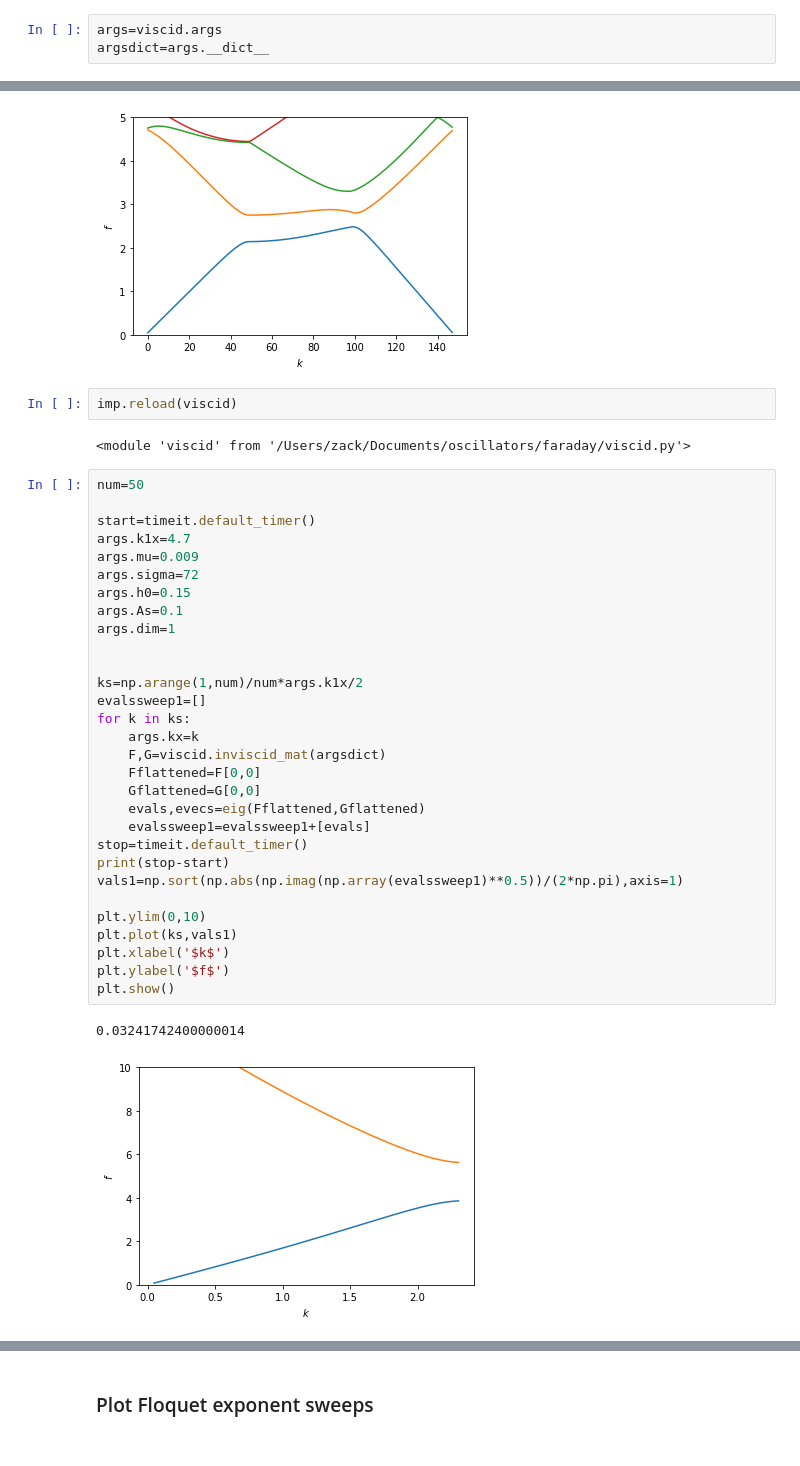
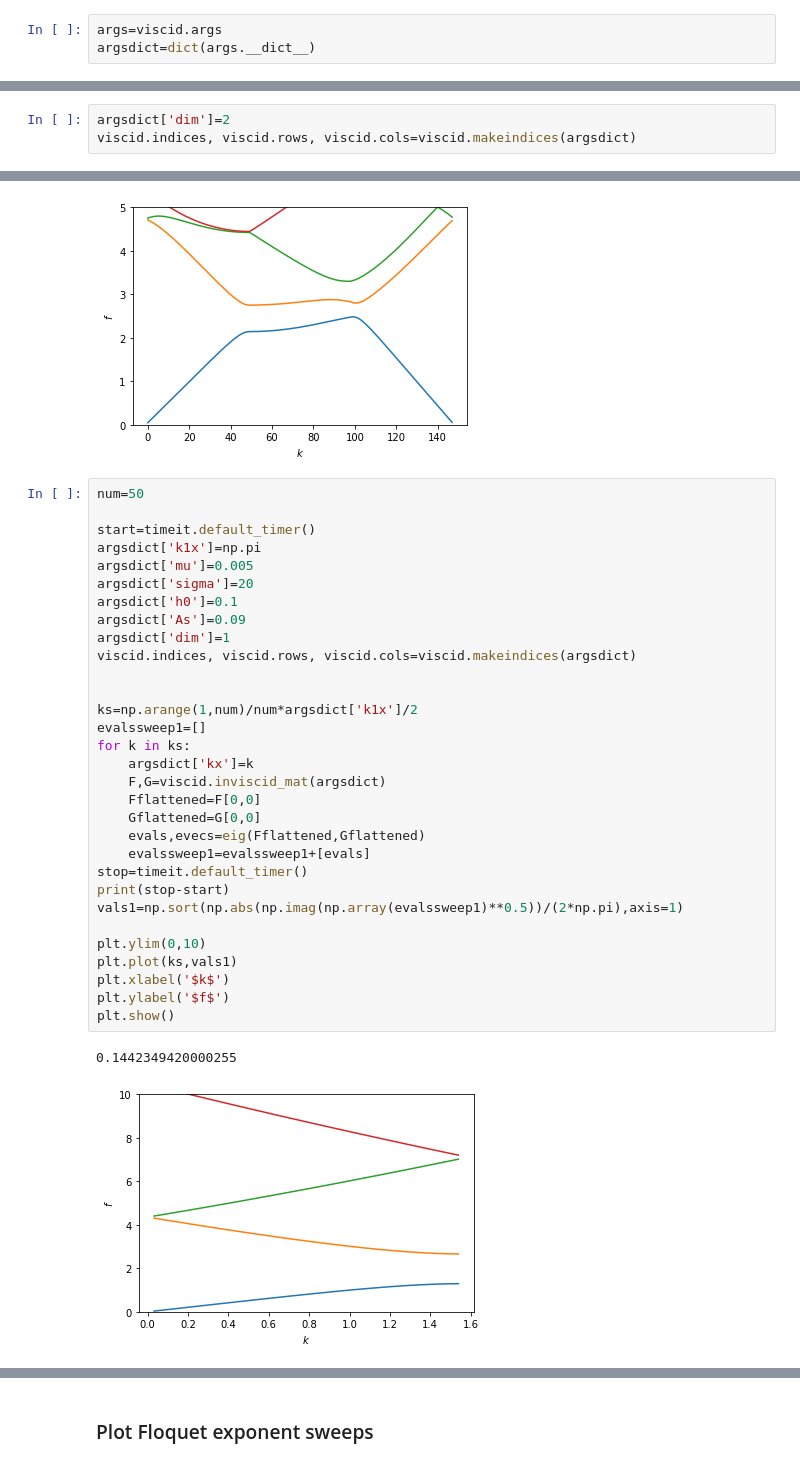
Before and after one commit to znicolaou/faraday, a Jupyter notebook: viscid_notebook.ipynb, the cells around one changed output, grey strips where cells are left out. Cells and saved outputs as stored; diff of their text form.

```diff
--- a/viscid_notebook.ipynb
+++ b/viscid_notebook.ipynb
@@ -15,8 +10,11 @@ imp.reload(viscid)
 # %%
 args=viscid.args
-argsdict=args.__dict__
+argsdict=dict(args.__dict__)
 # %% [markdown]
 ### Dispersion relation for the inviscid problem in Sec. III. The notes Sec. IV describe continuation to the viscid problem starting from the inviscid dispersion, but I haven't been able to do that yet. Instead, below, I continue starting from the instability boundary described in Sec. V, starting with a flat substrate and changing As and ad in turn.
+# %%
+argsdict['dim']=2
+viscid.indices, viscid.rows, viscid.cols=viscid.makeindices(argsdict)
 # %%
 num=50
 
@@ -81,40 +79,37 @@ plt.ylabel('$f$')
 plt.show()
 # %% [output]
 [figure]
-# %%
-imp.reload(viscid)
-# %% [output]
-<module 'viscid' from '/Users/zack/Documents/oscillators/faraday/viscid.py'>
 # %%
 num=50
 
 start=timeit.default_timer()
-args.k1x=4.7
-args.mu=0.009
-args.sigma=72
-args.h0=0.15
-args.As=0.1
-args.dim=1
+argsdict['k1x']=np.pi
+argsdict['mu']=0.005
+argsdict['sigma']=20
+argsdict['h0']=0.1
+argsdict['As']=0.09
+argsdict['dim']=1
+viscid.indices, viscid.rows, viscid.cols=viscid.makeindices(argsdict)
 
 
-ks=np.arange(1,num)/num*args.k1x/2
+ks=np.arange(1,num)/num*argsdict['k1x']/2
 evalssweep1=[]
 for k in ks:
-    args.kx=k
+    argsdict['kx']=k
     F,G=viscid.inviscid_mat(argsdict)
     Fflattened=F[0,0]
     Gflattened=G[0,0]
     evals,evecs=eig(Fflattened,Gflattened)
     evalssweep1=evalssweep1+[evals]
 stop=timeit.default_timer()
 print(stop-start)
 vals1=np.sort(np.abs(np.imag(np.array(evalssweep1)**0.5))/(2*np.pi),axis=1)
 
 plt.ylim(0,10)
 plt.plot(ks,vals1)
 plt.xlabel('$k$')
 plt.ylabel('$f$')
 plt.show()
 # %% [output]
-0.03241742400000014
+0.1442349420000255
-[figure, old version]
+[figure, new version]
```
Also changed, not shown: parts of 68 cells of this notebook, 8 other files.
